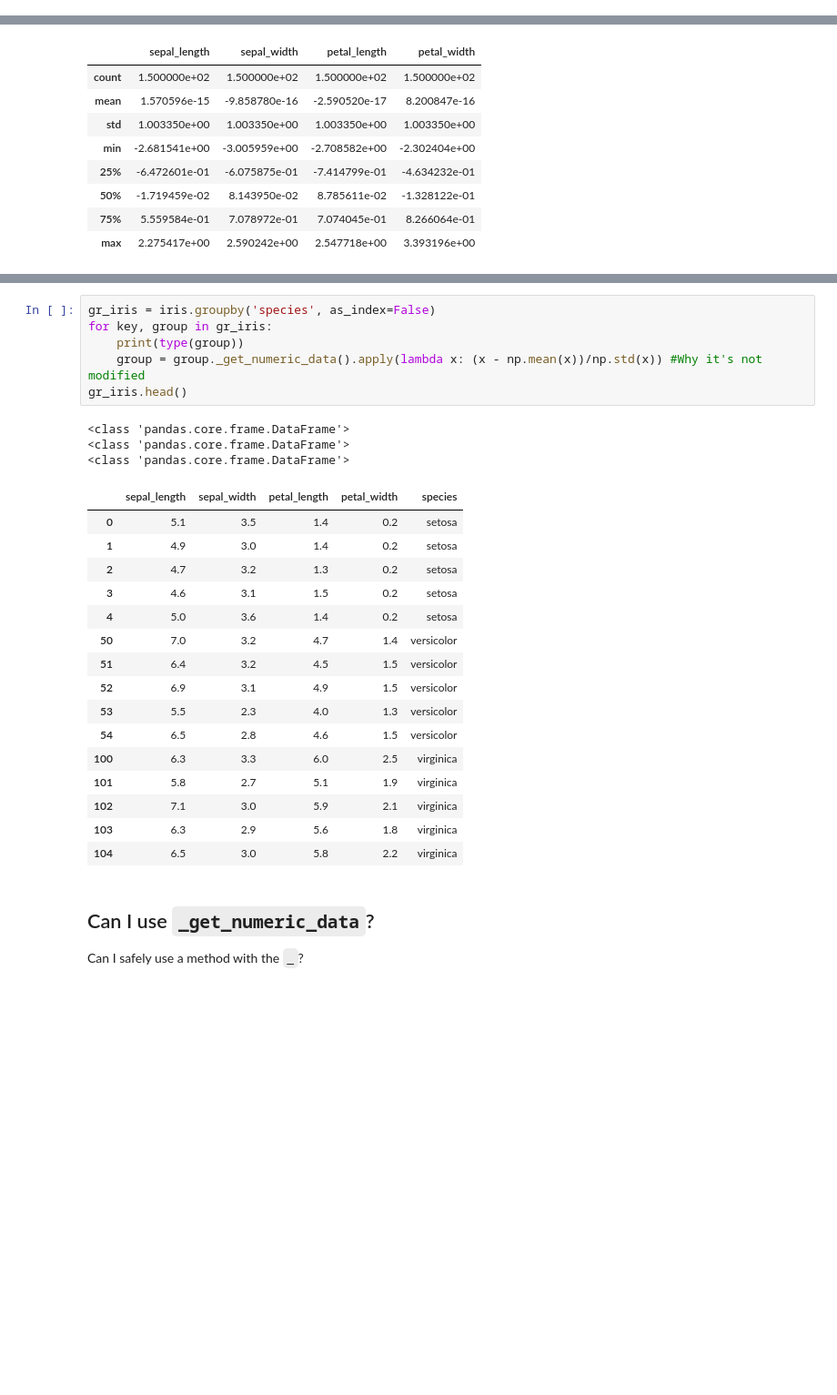
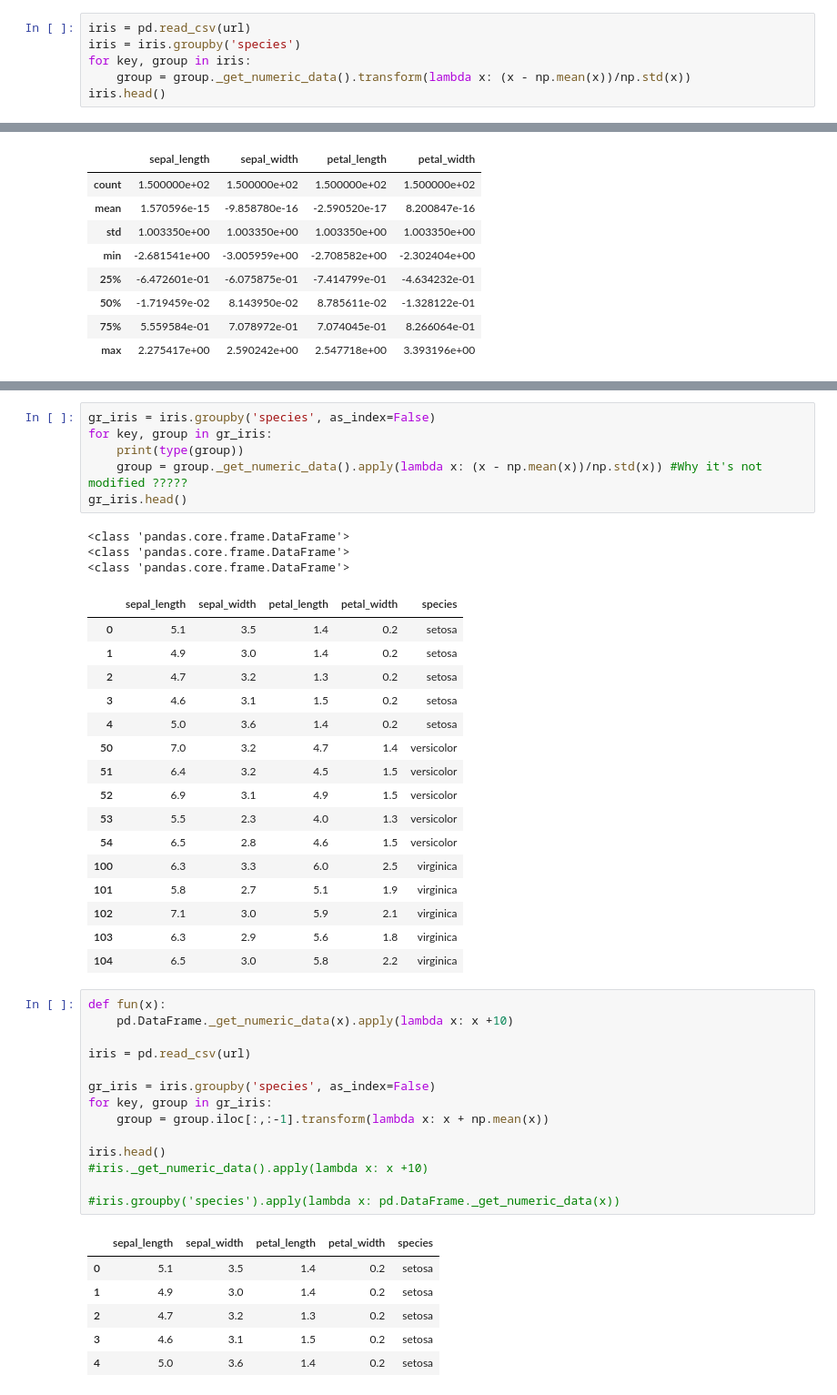
Before and after one commit to AlessandrodAgostino/Python-Projects, a Jupyter notebook: GM/EX_Groupy_Standardization.ipynb, the cells around one changed output, grey strips where cells are left out. Shown: that part at 91% size. Drawn from its saved outputs; the diff is of its cells as text; blank space fills up the shorter version.

```diff
--- a/GM/EX_Groupy_Standardization.ipynb
+++ b/GM/EX_Groupy_Standardization.ipynb
@@ -9,0 +67,6 @@ iris = pd.read_csv(url)
+# %%
+iris = pd.read_csv(url)
+iris = iris.groupby('species')
+for key, group in iris:
+    group = group._get_numeric_data().transform(lambda x: (x - np.mean(x))/np.std(x))
+iris.head()
@@ -68,7 +140,7 @@ I would have liked to apply the lambda function to every group but I wasn't able
 gr_iris = iris.groupby('species', as_index=False)
 for key, group in gr_iris:
     print(type(group))
-    group = group._get_numeric_data().apply(lambda x: (x - np.mean(x))/np.std(x)) #Why it's not modified
+    group = group._get_numeric_data().apply(lambda x: (x - np.mean(x))/np.std(x)) #Why it's not modified ?????
 gr_iris.head()
 # %% [output]
 <class 'pandas.core.frame.DataFrame'>
@@ -90,6 +162,24 @@ gr_iris.head()
 | 102 | 7.1 | 3.0 | 5.9 | 2.1 | virginica |
 | 103 | 6.3 | 2.9 | 5.6 | 1.8 | virginica |
 | 104 | 6.5 | 3.0 | 5.8 | 2.2 | virginica |
-# %% [markdown]
-## Can I use `_get_numeric_data`?
-Can I safely use a method with the `_`?
+# %%
+def fun(x):
+    pd.DataFrame._get_numeric_data(x).apply(lambda x: x +10)
+
+iris = pd.read_csv(url)
+
+gr_iris = iris.groupby('species', as_index=False)
+for key, group in gr_iris:
+    group = group.iloc[:,:-1].transform(lambda x: x + np.mean(x))
+
+iris.head()
+#iris._get_numeric_data().apply(lambda x: x +10)
+
+#iris.groupby('species').apply(lambda x: pd.DataFrame._get_numeric_data(x))
+# %% [output]
+|  | sepal_length | sepal_width | petal_length | petal_width | species |
+| 0 | 5.1 | 3.5 | 1.4 | 0.2 | setosa |
+| 1 | 4.9 | 3.0 | 1.4 | 0.2 | setosa |
+| 2 | 4.7 | 3.2 | 1.3 | 0.2 | setosa |
+| 3 | 4.6 | 3.1 | 1.5 | 0.2 | setosa |
+| 4 | 5.0 | 3.6 | 1.4 | 0.2 | setosa |
```
Also changed, not shown: parts of 17 cells of this notebook.
